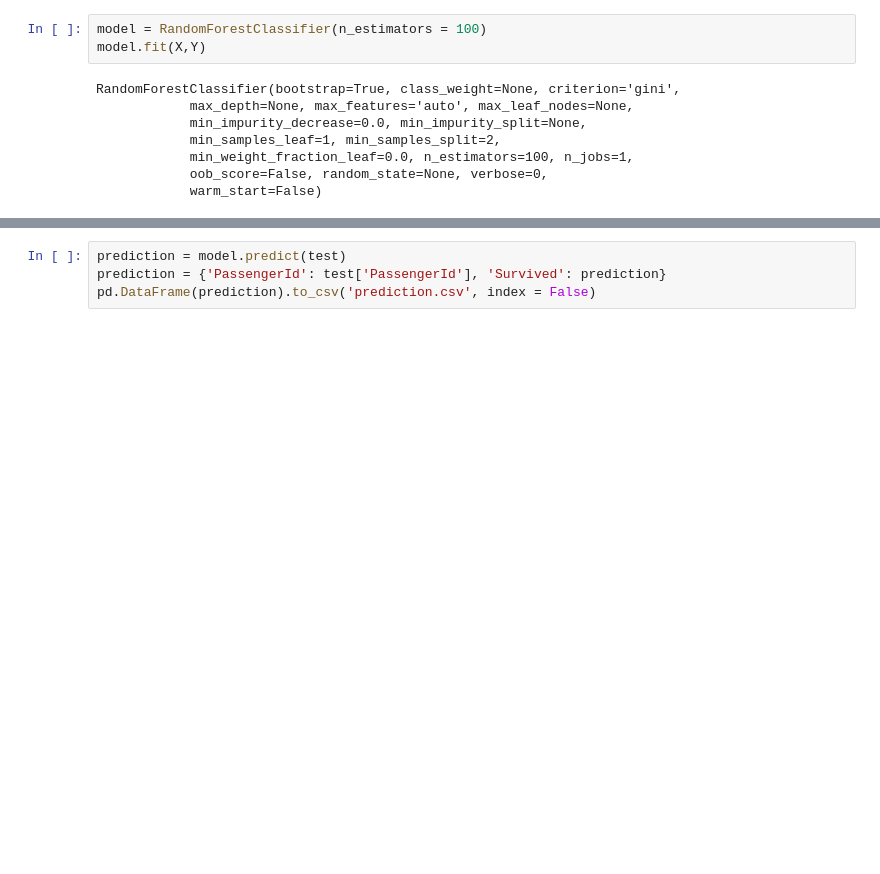
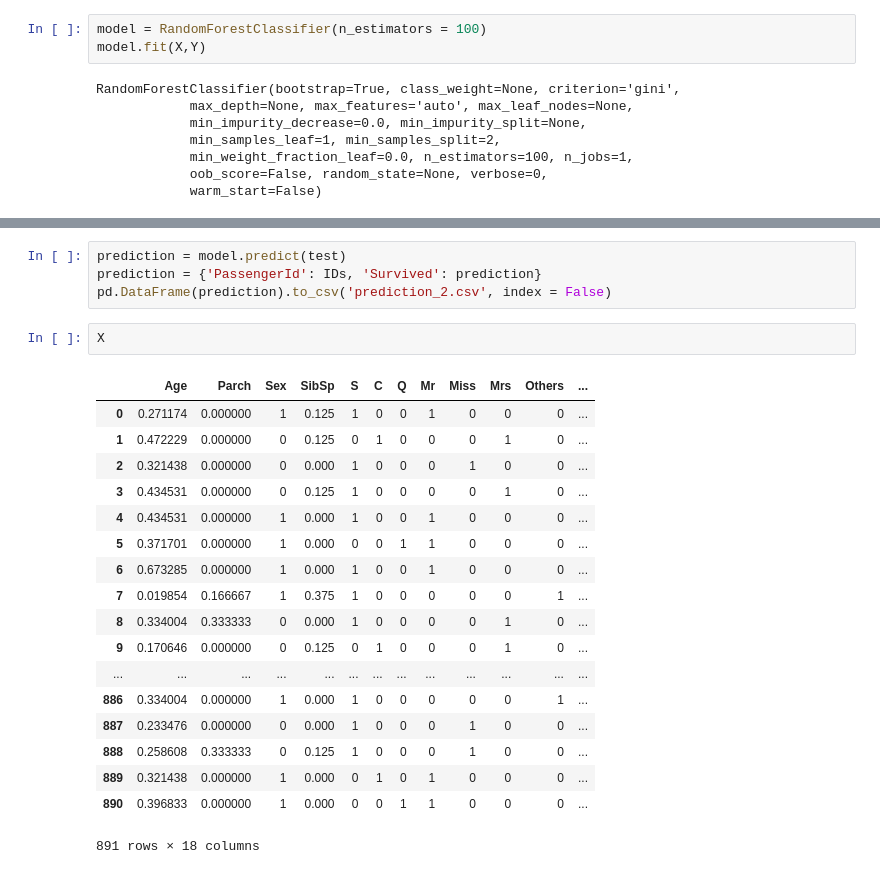
Before and after one commit to BHY070418S/Titanic, a Jupyter notebook: Titanic.ipynb, the cells around one changed output, grey strips where cells are left out. Saved outputs shown, nothing was run; the diff lists cells and outputs as text; blank space fills up the shorter version.

```diff
--- a/Titanic.ipynb
+++ b/Titanic.ipynb
@@ -78,4 +146,25 @@ accuracy_score(Y, model.predict(X))
 # %%
 prediction = model.predict(test)
-prediction = {'PassengerId': test['PassengerId'], 'Survived': prediction}
-pd.DataFrame(prediction).to_csv('prediction.csv', index = False)
+prediction = {'PassengerId': IDs, 'Survived': prediction}
+pd.DataFrame(prediction).to_csv('prediction_2.csv', index = False)
+# %%
+X
+# %% [output]
+|  | Age | Parch | Sex | SibSp | S | C | Q | Mr | Miss | Mrs | Others | ... |
+| 0 | 0.271174 | 0.000000 | 1 | 0.125 | 1 | 0 | 0 | 1 | 0 | 0 | 0 | ... |
+| 1 | 0.472229 | 0.000000 | 0 | 0.125 | 0 | 1 | 0 | 0 | 0 | 1 | 0 | ... |
+| 2 | 0.321438 | 0.000000 | 0 | 0.000 | 1 | 0 | 0 | 0 | 1 | 0 | 0 | ... |
+| 3 | 0.434531 | 0.000000 | 0 | 0.125 | 1 | 0 | 0 | 0 | 0 | 1 | 0 | ... |
+| 4 | 0.434531 | 0.000000 | 1 | 0.000 | 1 | 0 | 0 | 1 | 0 | 0 | 0 | ... |
+| 5 | 0.371701 | 0.000000 | 1 | 0.000 | 0 | 0 | 1 | 1 | 0 | 0 | 0 | ... |
+| 6 | 0.673285 | 0.000000 | 1 | 0.000 | 1 | 0 | 0 | 1 | 0 | 0 | 0 | ... |
+| 7 | 0.019854 | 0.166667 | 1 | 0.375 | 1 | 0 | 0 | 0 | 0 | 0 | 1 | ... |
+| 8 | 0.334004 | 0.333333 | 0 | 0.000 | 1 | 0 | 0 | 0 | 0 | 1 | 0 | ... |
+| 9 | 0.170646 | 0.000000 | 0 | 0.125 | 0 | 1 | 0 | 0 | 0 | 1 | 0 | ... |
+| ... | ... | ... | ... | ... | ... | ... | ... | ... | ... | ... | ... | ... |
+| 886 | 0.334004 | 0.000000 | 1 | 0.000 | 1 | 0 | 0 | 0 | 0 | 0 | 1 | ... |
+| 887 | 0.233476 | 0.000000 | 0 | 0.000 | 1 | 0 | 0 | 0 | 1 | 0 | 0 | ... |
+| 888 | 0.258608 | 0.333333 | 0 | 0.125 | 1 | 0 | 0 | 0 | 1 | 0 | 0 | ... |
+| 889 | 0.321438 | 0.000000 | 1 | 0.000 | 0 | 1 | 0 | 1 | 0 | 0 | 0 | ... |
+| 890 | 0.396833 | 0.000000 | 1 | 0.000 | 0 | 0 | 1 | 1 | 0 | 0 | 0 | ... |
+891 rows × 18 columns
```
Also changed, not shown: parts of 12 cells of this notebook.
